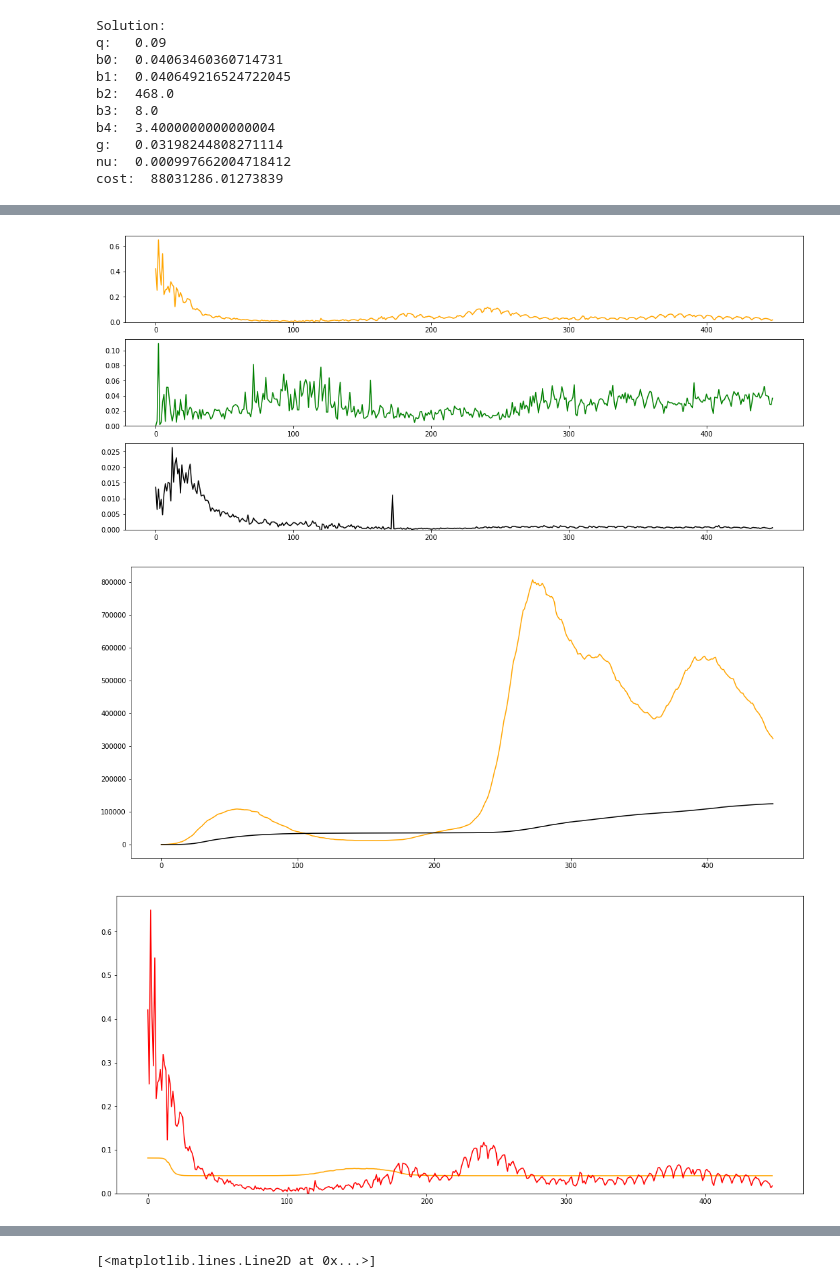
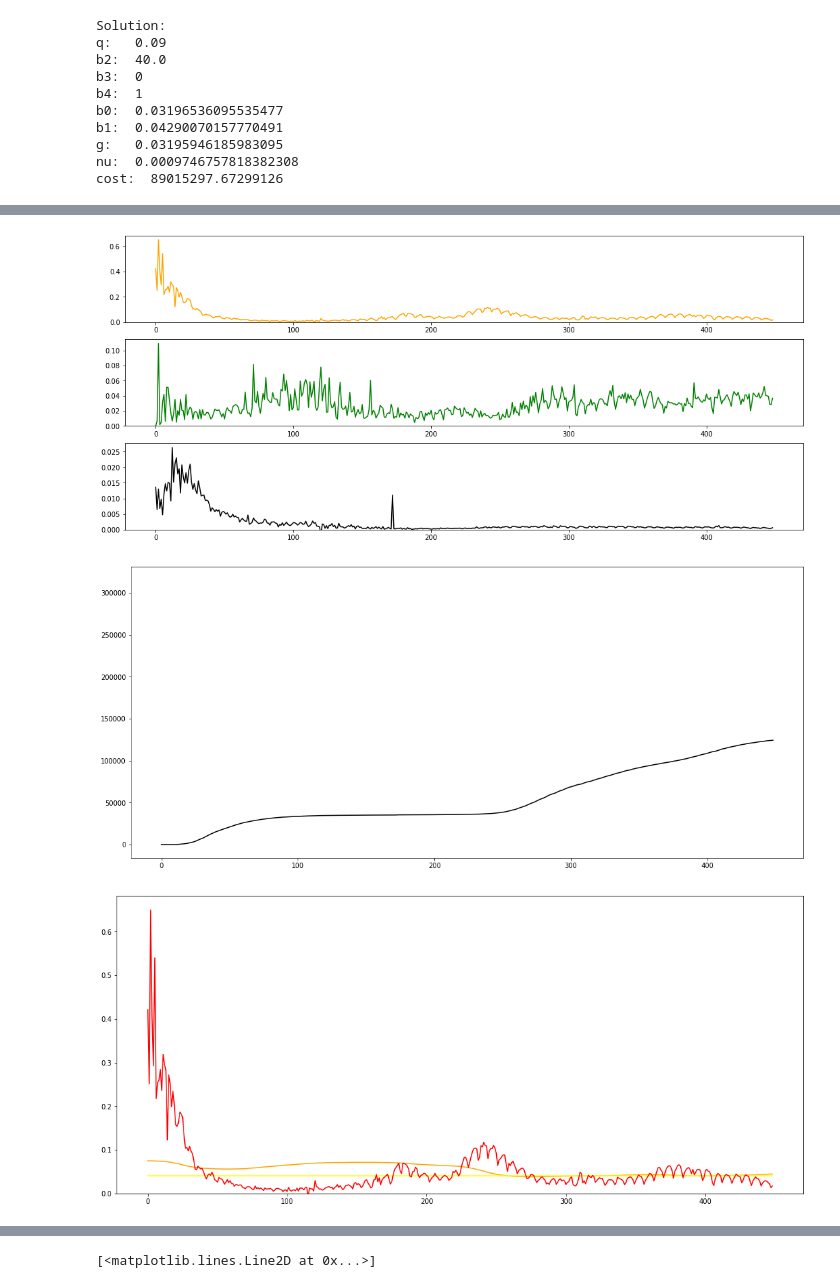
Before and after one commit to holiday-pettijohn/COVID-Tracking-Biola-Summer, a Jupyter notebook: Code/SIRD feedback.ipynb, the cells around one changed output, grey strips where cells are left out. Drawn from its saved outputs; the diff is of its cells as text; code cells hidden in the pictures.

```diff
--- a/Code/SIRD feedback.ipynb
+++ b/Code/SIRD feedback.ipynb
@@ -199,54 +285,58 @@ dead = deadRaw[skipDays:numDays]
 
 boundQ = (.09,.09) #q should be between 0 and 1
 #Beta = b0 + b1/(1+(I*b2 + D*b3)^b4)
-boundB1 = (0,1000)
-boundB2 = (0,1000)
+boundB1 = (0,10000)
+boundB2 = (0,0)
 boundB3 = (1,4)
 
 lamda = 10 #regularization weight
 wVal = 1 #weight decay, when w is 1 there is no decay (all days weighted equal)
 
 constraints = [boundQ, boundB1, boundB2, boundB3]
-varResol = [1,250,250,15] #resolution for each variable
+varResol = [1,250,1,3] #resolution for each variable
 
 constArg = (pop, infect, recov, dead, lamda, wVal)
 
-finalVars = solveAllVars(constraints, varResol, *constArg)
+nonLinVars, linVars = solveAllVars(constraints, varResol, *constArg)
 
 #beta = b0 / 1 + (I*b1+D*b2)**b3
-betaVars = finalVars[1:6]
-q = finalVars[0]
+betaVars = [linVars[0], linVars[1], nonLinVars[1], nonLinVars[2], nonLinVars[3]]
+q = nonLinVars[0]
 beta = calculateBeta(betaVars, infect, recov, dead, pop, q)
 
 #with diff(IRD), diff(D) 165704590.23082045, all zeros
 #with (I), (D), 88031332.86333087, .0404, .406, 93, 85, 2.75
 #with (I), (D), 88031351.32973273, .0404, .406, 92.33, 67.333, 2.2
 #with (I), (D), 88031286.01273839.0404, .406, 468, 8, 3.4
 #with (I+R+D) (D), .0404, .406, 42.5, 1.25, 3.4, 89...
 
 paramMatrix = SIRD_Model.calculateAverageParams(infect, recov, dead, pop, q, graph=True, graphVals=[1,1,1,1])
 betaTime = paramMatrix[:,0]
 
 fig, ax = plt.subplots(figsize=(18,8))
-ax.plot(infect[:-1], color='orange', label='infect')
+ax.plot(infect[-1], color='orange', label='infect')
 ax.plot(dead[:-1], color='black', label='dead')
 
+
+betaConst = SIRD_Model.calculateConstantParams(infect, recov, dead, pop, q)[0]
+betaConstGraph = np.ones((len(beta)))*betaConst #fill array with const value
 fig2, ax2 = plt.subplots(figsize=(18,8))
 ax2.plot(beta, color='orange', label='Feedback Transmission Rate')
+ax2.plot(betaConstGraph, color='yellow', label="const beta")
 ax2.plot(betaTime, color='red')
 ax2.set_ylim(0);
 # %% [output]
 Solution:
 q:   0.09
-b0:  0.04063460360714731
-b1:  0.040649216524722045
-b2:  468.0
-b3:  8.0
-b4:  3.4000000000000004
-g:   0.03198244808271114
-nu:  0.000997662004718412
-cost:  88031286.01273839
+b2:  40.0
+b3:  0
+b4:  1
+b0:  0.03196536095535477
+b1:  0.04290070157770491
+g:   0.03195946185983095
+nu:  0.0009746757818382308
+cost:  89015297.67299126
 [figure]
 [figure]
-[figure, old version]
+[figure, new version]
-[figure, old version]
+[figure, new version]
```
Also changed, not shown: parts of 4 cells of this notebook, 1 other file.
